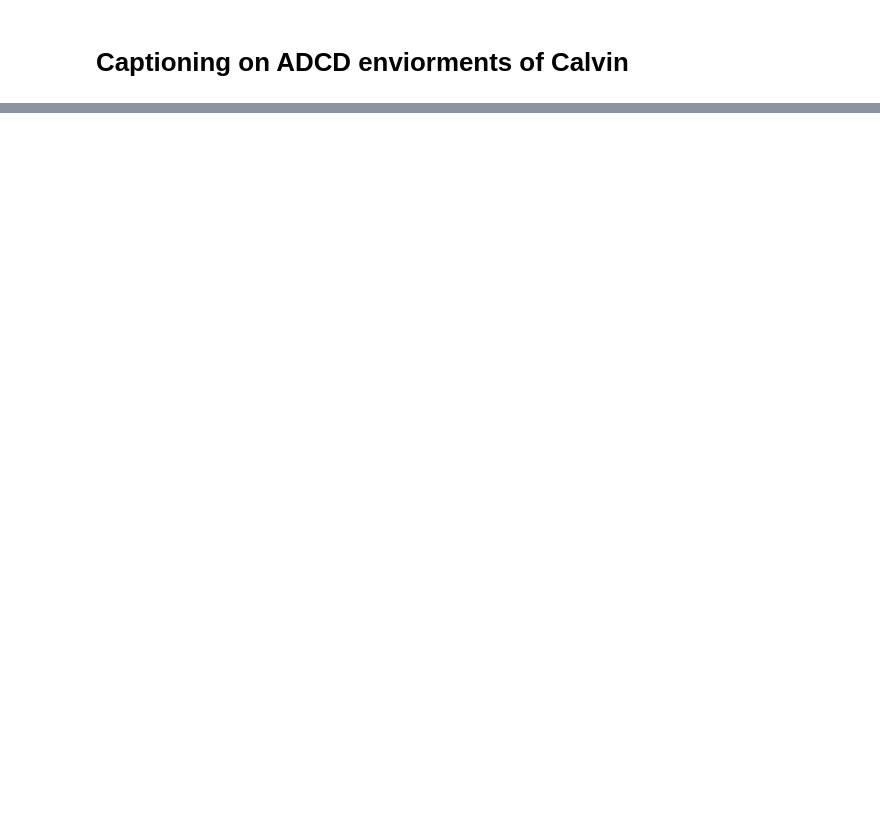
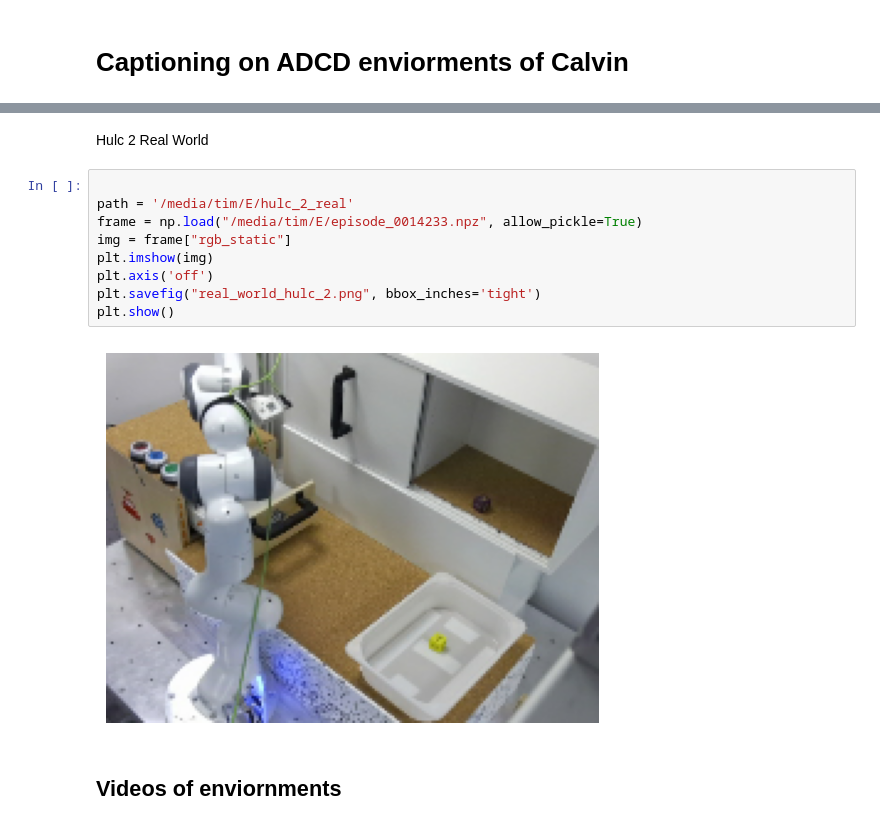
Before and after one commit to tlauffs/CALVIN-SkillGPT, a Jupyter notebook: captioning/captioning_ABCD.ipynb, the cells around one changed output, grey strips where cells are left out. Saved outputs shown, nothing was run; the diff lists cells and outputs as text; blank space fills up the shorter version.

```diff
--- a/captioning/captioning_ABCD.ipynb
+++ b/captioning/captioning_ABCD.ipynb
@@ -73,0 +92,15 @@ Caption count for enviornment: calvin_scene_D_validation  :  3
+# %% [markdown]
+Hulc 2 Real World
+# %%
+
+path = '/media/tim/E/hulc_2_real'
+frame = np.load("/media/tim/E/episode_0014233.npz", allow_pickle=True)
+img = frame["rgb_static"]
+plt.imshow(img)
+plt.axis('off')
+plt.savefig("real_world_hulc_2.png", bbox_inches='tight')
+plt.show()
+# %% [output]
+[figure, added]
+# %% [markdown]
+## Videos of enviornments
```
Also changed, not shown: parts of 5 cells of this notebook, 13 other files.
